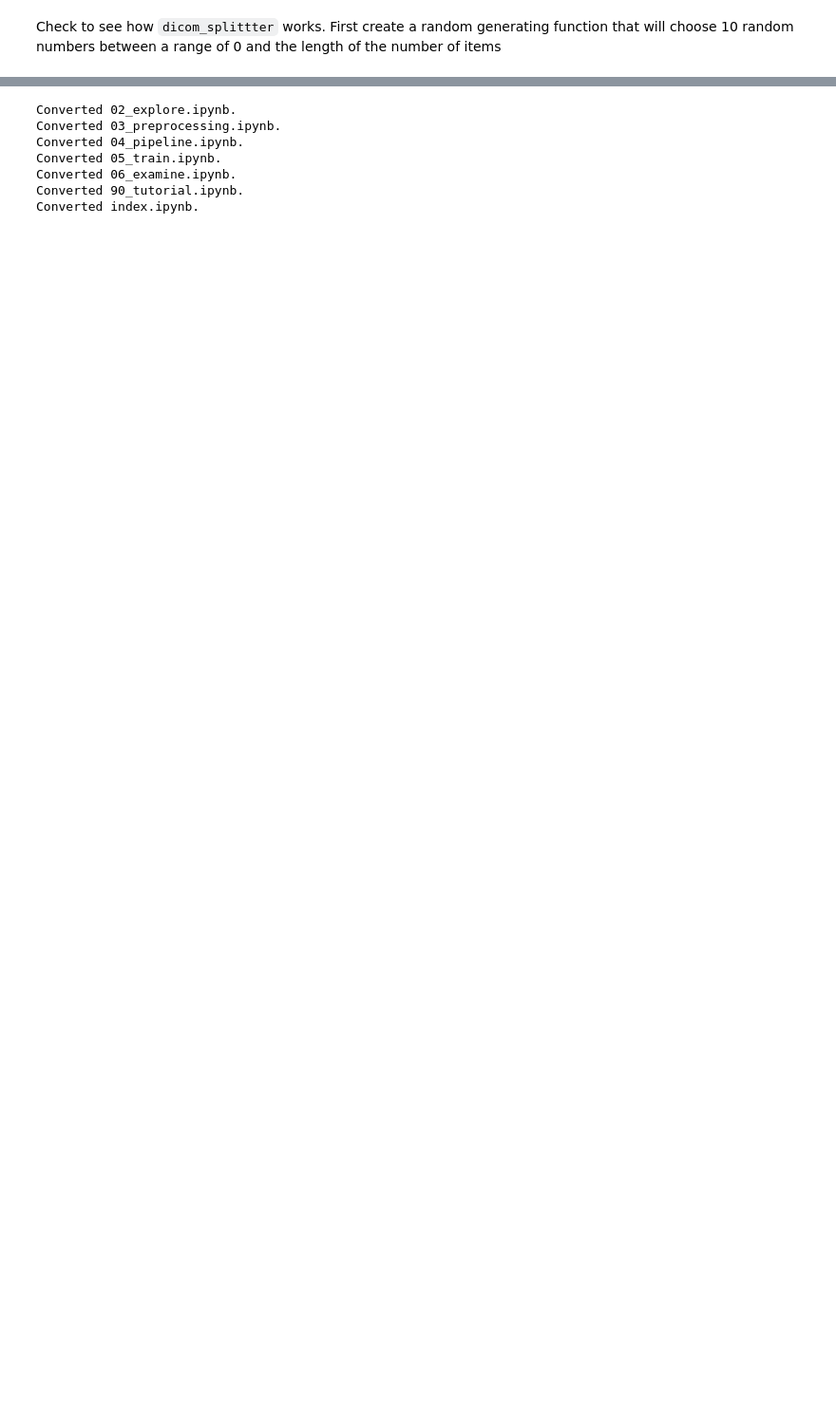
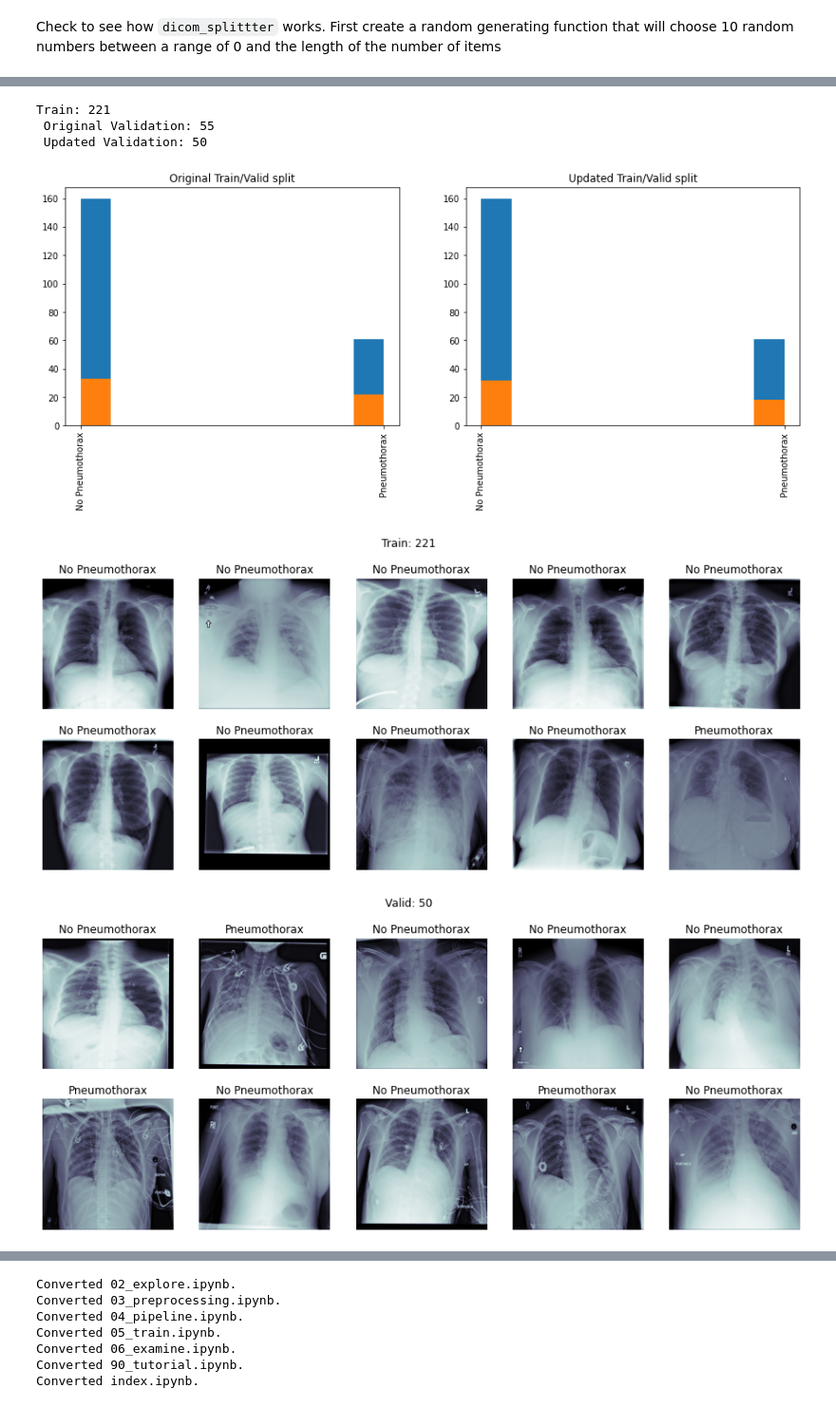
Before and after one commit to asvcode/fmi, a Jupyter notebook: nbs/03_preprocessing.ipynb, the cells around one changed output, grey strips where cells are left out. Shown at 95% size. Drawn from its saved outputs; the diff is of its cells as text; code cells hidden in the pictures; blank space fills up the shorter version.

```diff
--- a/nbs/03_preprocessing.ipynb
+++ b/nbs/03_preprocessing.ipynb
@@ -407,0 +411,4 @@ new val: [9]
+# %%
+pneumothorax_source = untar_data(URLs.SIIM_SMALL)
+items = get_dicom_files(pneumothorax_source)
+items
@@ -407,0 +417,9 @@ new val: [9]
+# %%
+check_duplicate(items, valid_pct=0.2, seed=76)
+# %% [output]
+Train: 221
+ Original Validation: 55
+ Updated Validation: 50
+[figure, added]
+[figure, added]
+[figure, added]
```
Also changed, not shown: parts of 20 cells of this notebook, 3 other files.
